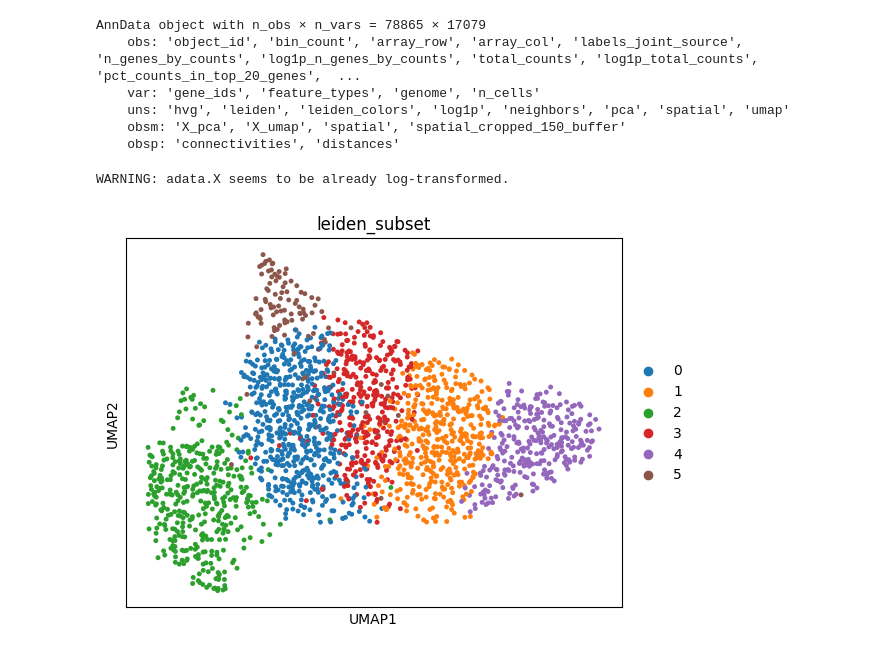
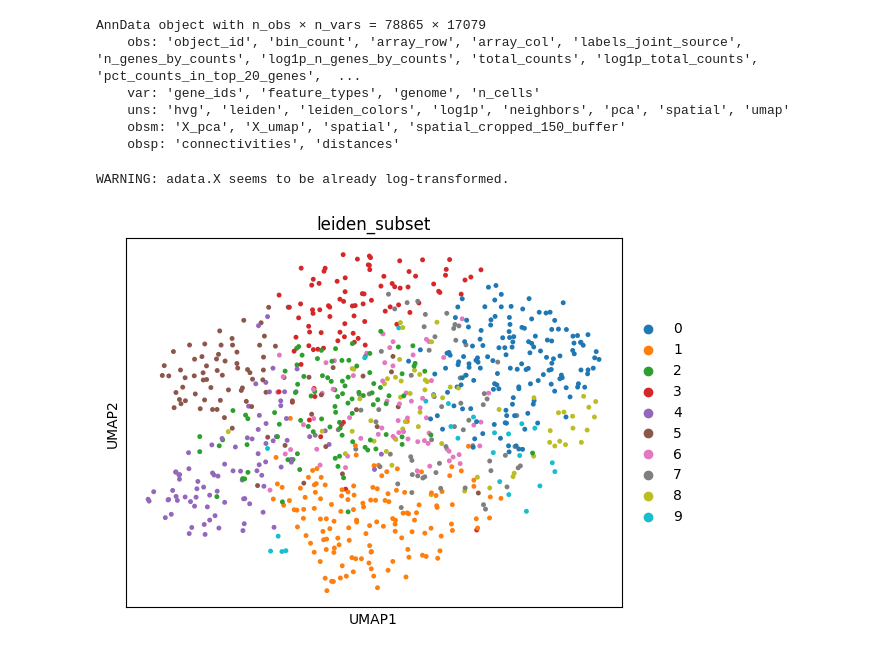
Before and after one commit to ScheWann/Biovis2025, a Jupyter notebook: Python/slingshot_real.ipynb, the cells around one changed output. Drawn from its saved outputs; the diff is of its cells as text; code cells hidden in the pictures.

```diff
--- a/Python/slingshot_real.ipynb
+++ b/Python/slingshot_real.ipynb
@@ -4220,24 +5085,24 @@ AnnData object with n_obs × n_vars = 78865 × 17079
 # %%
 np.random.seed(42)
 sc.settings.seed = 42
 
-cdata = cdata[cell_ids_2].copy()
+cdata = cdata[cell_ids_3].copy()
 
 sc.pp.highly_variable_genes(cdata, n_top_genes=2000, flavor="seurat_v3")
 
 sc.pp.normalize_total(cdata)
 sc.pp.log1p(cdata)
 sc.pp.scale(cdata, max_value=10)
 
 sc.tl.pca(cdata, use_highly_variable=True)
 sc.pp.neighbors(cdata, n_neighbors=15, n_pcs=30)
 sc.tl.umap(cdata)
 
 # custom umap for subset of cells
 cdata.obsm['X_umap_subset'] = cdata.obsm['X_umap'].copy()
 
 sc.tl.leiden(cdata, resolution=1, key_added='leiden_subset')
 sc.pl.umap(cdata, color=['leiden_subset'], size=50)
 # %% [output]
 WARNING: adata.X seems to be already log-transformed.
-[figure, old version]
+[figure, new version]
```
Also changed, not shown: parts of 16 cells of this notebook, 3 other files.
